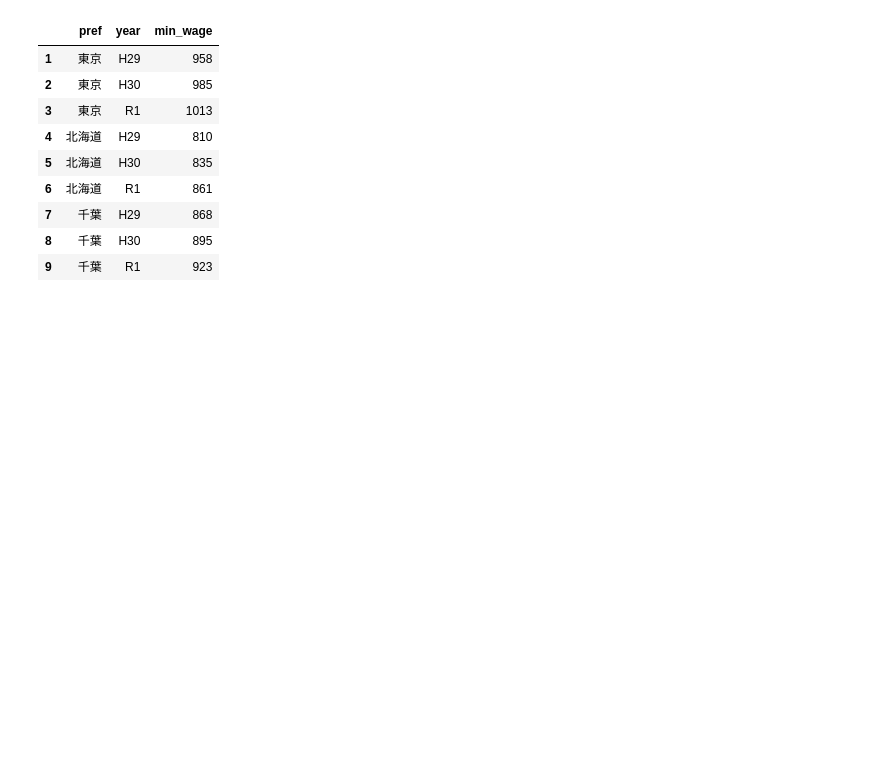
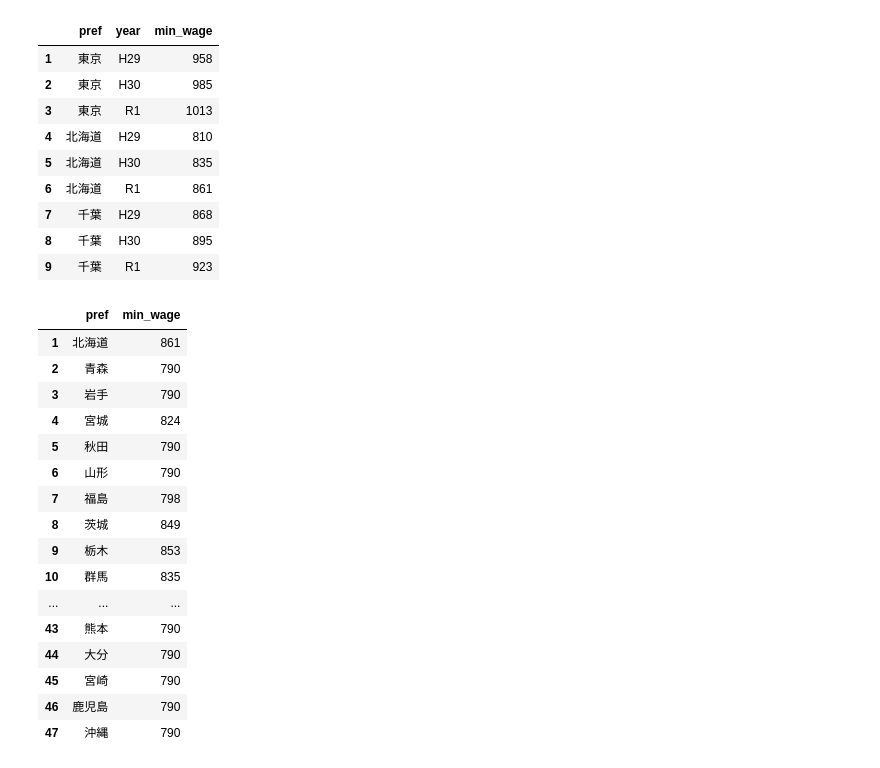
Before and after one commit to 1024xx4/practice_big_query, a Jupyter notebook: kobo.ipynb, the cells around one changed output. Cells and saved outputs as stored; diff of their text form; code cells hidden in the pictures; blank space fills up the shorter version.

```diff
--- a/kobo.ipynb
+++ b/kobo.ipynb
@@ -395,3 +395,75 @@ df_small_wage
 os.makedirs("data", exist_ok=True)
 path = f"data/small_wage.csv"
 df_small_wage.to_csv(path, index=None)
+# %%
+small_wage_reiwa1 = [
+    ["pref", "min_wage"],
+    ["北海道", 861],
+    ["青森", 790],
+    ["岩手", 790],
+    ["宮城", 824],
+    ["秋田", 790],
+    ["山形", 790],
+    ["福島", 798],
+    ["茨城", 849],
+    ["栃木", 853],
+    ["群馬", 835],
+    ["埼玉", 926],
+    ["千葉", 923],
+    ["東京", 1013],
+    ["神奈川", 1011],
+    ["新潟", 830],
+    ["富山", 848],
+    ["石川", 832],
+    ["福井", 829],
+    ["山梨", 837],
+    ["長野", 848],
+    ["岐阜", 851],
+    ["静岡", 885],
+    ["愛知", 926],
+    ["三重", 873],
+    ["滋賀", 866],
+    ["京都", 909],
+    ["大阪", 964],
+    ["兵庫", 899],
+    ["奈良", 837],
+    ["和歌山", 830],
+    ["鳥取", 790],
+    ["島根", 790],
+    ["岡山", 833],
+    ["広島", 871],
+    ["山口", 829],
+    ["徳島", 793],
+    ["香川", 818],
+    ["愛媛", 790],
+    ["高知", 790],
+    ["福岡", 841],
+    ["佐賀", 790],
+    ["長崎", 790],
+    ["熊本", 790],
+    ["大分", 790],
+    ["宮崎", 790],
+    ["鹿児島", 790],
+    ["沖縄", 790],
+]
+
+df_small_wage_reiwa1 = pd.DataFrame(small_wage_reiwa1, columns=small_wage_reiwa1[0]).drop(0, axis=0)
+df_small_wage_reiwa1
+# %% [output]
+|  | pref | min_wage |
+| 1 | 北海道 | 861 |
+| 2 | 青森 | 790 |
+| 3 | 岩手 | 790 |
+| 4 | 宮城 | 824 |
+| 5 | 秋田 | 790 |
+| 6 | 山形 | 790 |
+| 7 | 福島 | 798 |
+| 8 | 茨城 | 849 |
+| 9 | 栃木 | 853 |
+| 10 | 群馬 | 835 |
+| ... | ... | ... |
+| 43 | 熊本 | 790 |
+| 44 | 大分 | 790 |
+| 45 | 宮崎 | 790 |
+| 46 | 鹿児島 | 790 |
+| 47 | 沖縄 | 790 |
```
Also changed, not shown: parts of 3 cells of this notebook, 2 other files.
